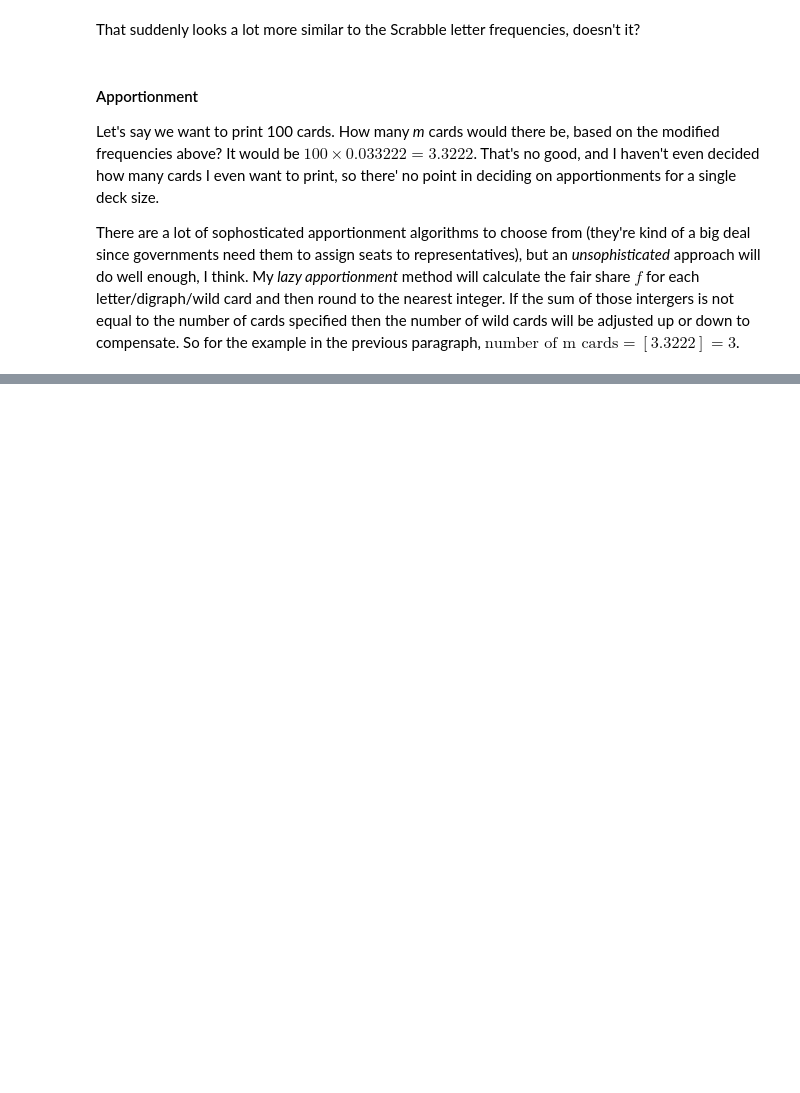
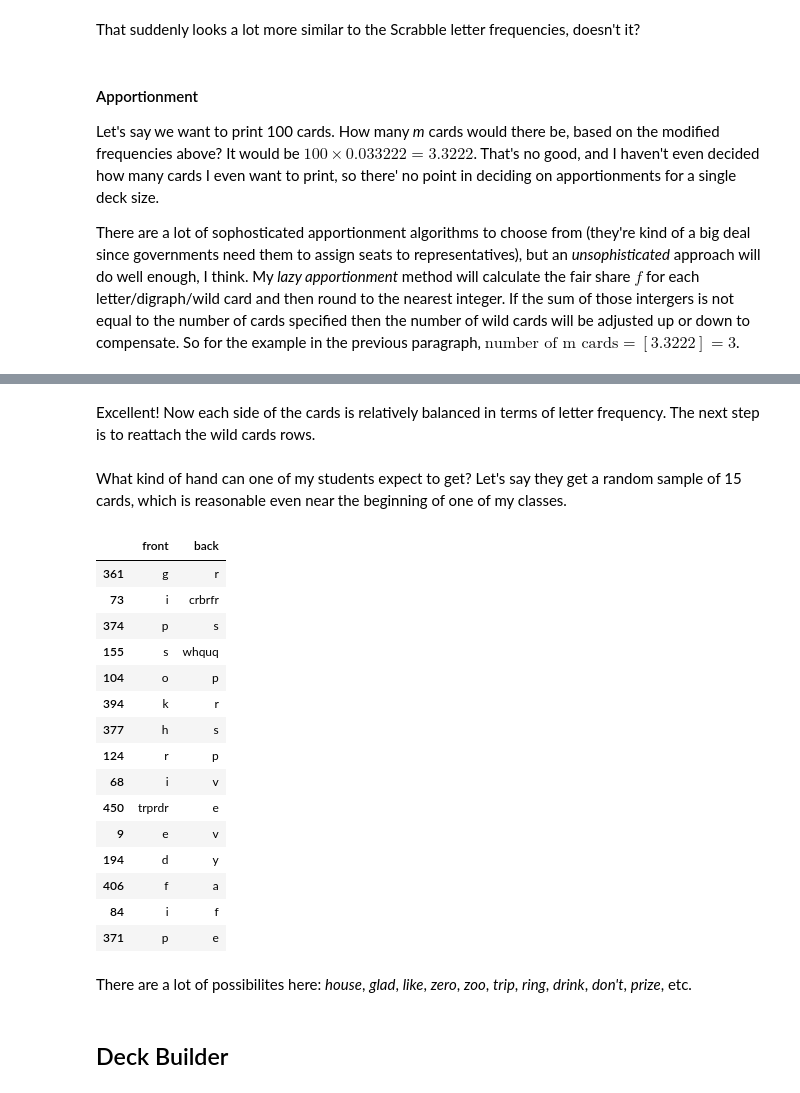
Before and after one commit to ozbonus/token-cards, a Jupyter notebook: finding-letters.ipynb, the cells around one changed output, grey strips where cells are left out. Saved outputs shown, nothing was run; the diff lists cells and outputs as text; code cells hidden in the pictures; blank space fills up the shorter version.

```diff
--- a/finding-letters.ipynb
+++ b/finding-letters.ipynb
@@ -418,0 +518,8 @@ def lazy_apportionment(dataframe, cards):
+# %%
+# Actually, I could just pass a masked column to the function later.
+# This step is unnecessary!
+# But maybe I do need it, because the WILD cards are in the middle.
+# Bah!
+
+WILD_rows = all_cards[all_cards['front'] == 'WILD']
+all_cards = all_cards[all_cards['front'] != 'WILD']
@@ -418,0 +528,18 @@ def lazy_apportionment(dataframe, cards):
+# %%
+def make_shuffled_backs(cards, n_chunks):
+
+    try:
+        import more_itertools
+    except ModuleNotFoundError:
+        print('Module more_itertools is not installed.')
+
+    cards = cards[::-1]
+    chunks = more_itertools.divide(n_chunks, cards)
+    chunks = [list(chunk) for chunk in chunks]
+    for c in chunks:
+        np.random.shuffle(c)
+    return [y for x in chunks for y in x]
+# %%
+backs = make_shuffled_backs(all_cards['front'], 3)
+all_cards = all_cards.assign(back=backs)
+all_cards[::42]
@@ -418,0 +560,29 @@ def lazy_apportionment(dataframe, cards):
+# %% [markdown]
+Excellent! Now each side of the cards is relatively balanced in terms of letter frequency. The next step is to reattach the wild cards rows.
+# %%
+final_letter_cards_df = pd.concat([all_cards, WILD_rows], sort=False).fillna('WILD').reset_index(drop=True)
+# %% [markdown]
+What kind of hand can one of my students expect to get? Let's say they get a random sample of 15 cards, which is reasonable even near the beginning of one of my classes.
+# %%
+final_letter_cards_df.sample(n=15, random_state=42)
+# %% [output]
+|  | front | back |
+| 361 | g | r |
+| 73 | i | crbrfr |
+| 374 | p | s |
+| 155 | s | whquq |
+| 104 | o | p |
+| 394 | k | r |
+| 377 | h | s |
+| 124 | r | p |
+| 68 | i | v |
+| 450 | trprdr | e |
+| 9 | e | v |
+| 194 | d | y |
+| 406 | f | a |
+| 84 | i | f |
+| 371 | p | e |
+# %% [markdown]
+There are a lot of possibilites here: *house*, *glad*, *like*, *zero*, *zoo*, *trip*, *ring*, *drink*, *don't*, *prize*, etc.
+# %% [markdown]
+## Deck Builder
```
Also changed, not shown: parts of 22 cells of this notebook, 1 other file.
